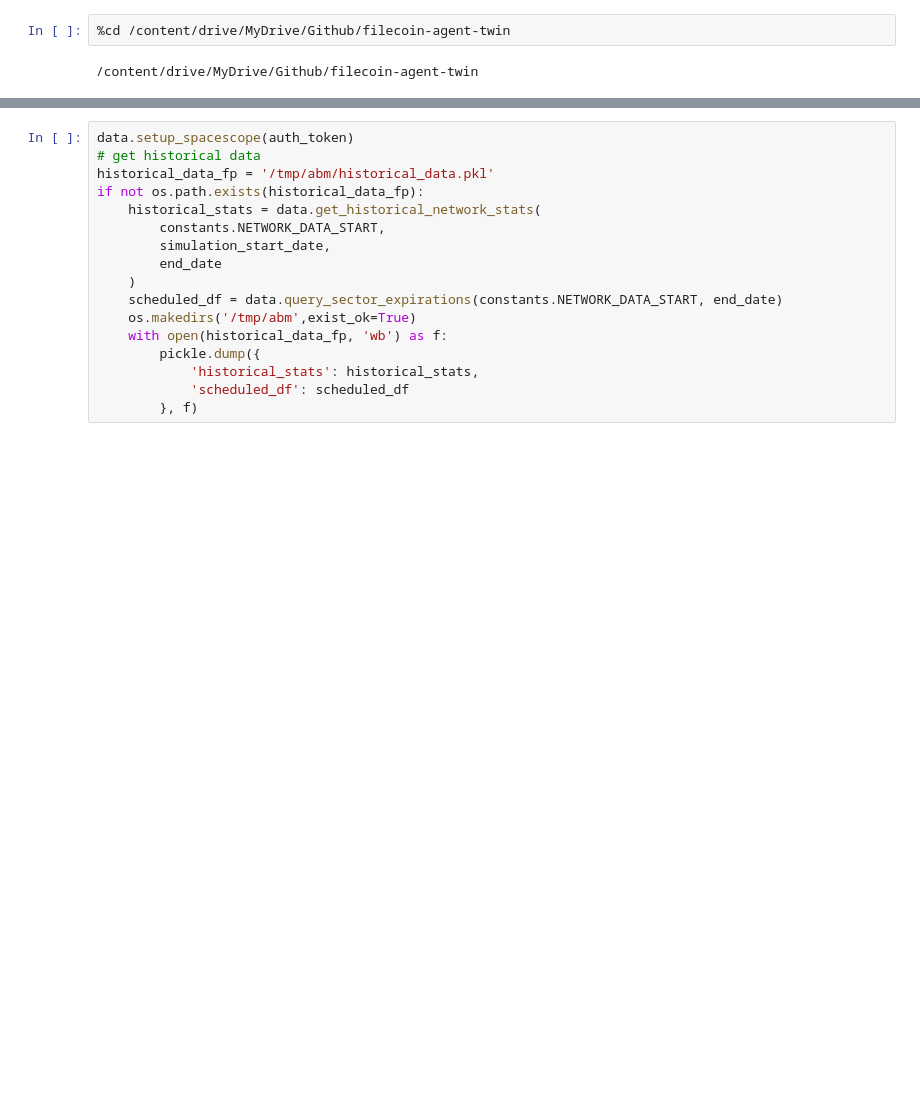
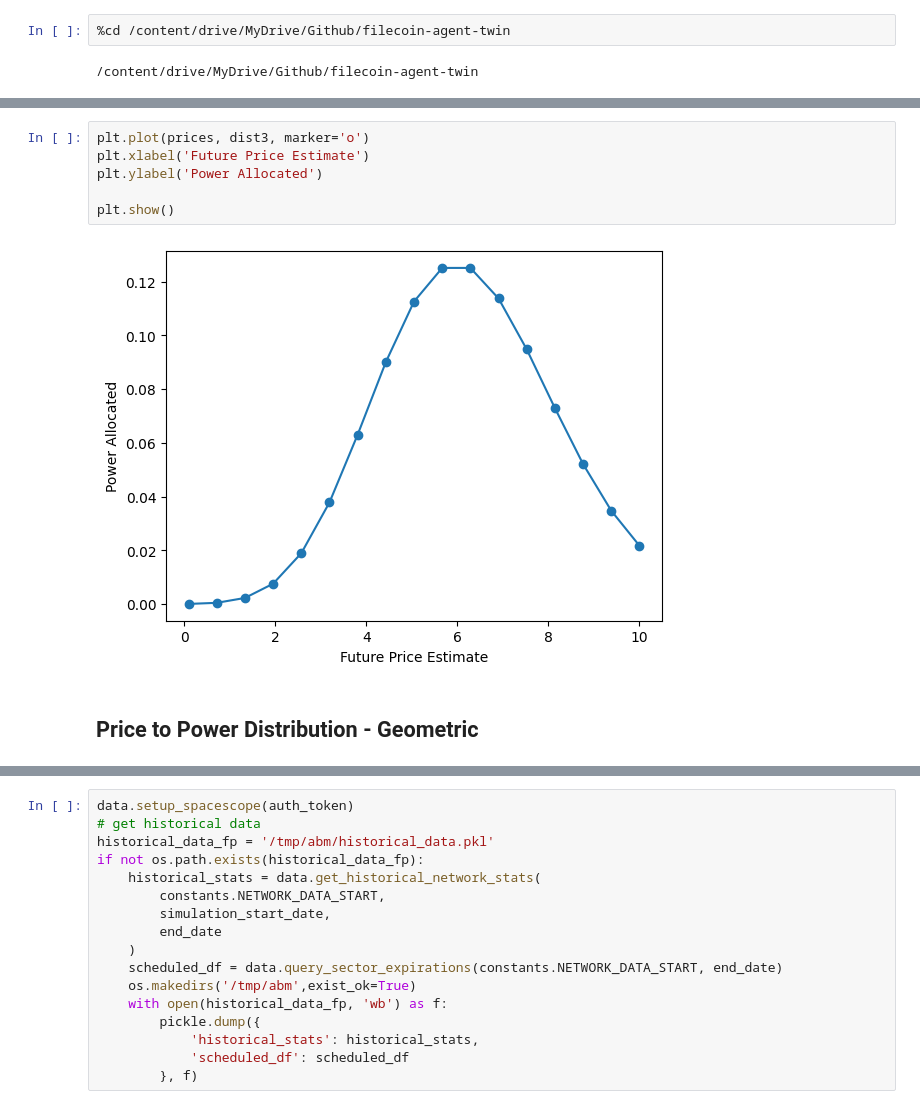
Before and after one commit to SHSRPL/filecoin-agent-twin, a Jupyter notebook: notebooks/terminations/roi_terminate_multipleagent_waves.ipynb, the cells around one changed output, grey strips where cells are left out. Saved outputs shown, nothing was run; the diff lists cells and outputs as text; blank space fills up the shorter version.

```diff
--- a/notebooks/terminations/roi_terminate_multipleagent_waves.ipynb
+++ b/notebooks/terminations/roi_terminate_multipleagent_waves.ipynb
@@ -54,0 +91,10 @@ import numpyro
+# %%
+plt.plot(prices, dist3, marker='o')
+plt.xlabel('Future Price Estimate')
+plt.ylabel('Power Allocated')
+
+plt.show()
+# %% [output]
+[figure, added]
+# %% [markdown]
+## Price to Power Distribution - Geometric
```
Also changed, not shown: parts of 37 cells of this notebook.
